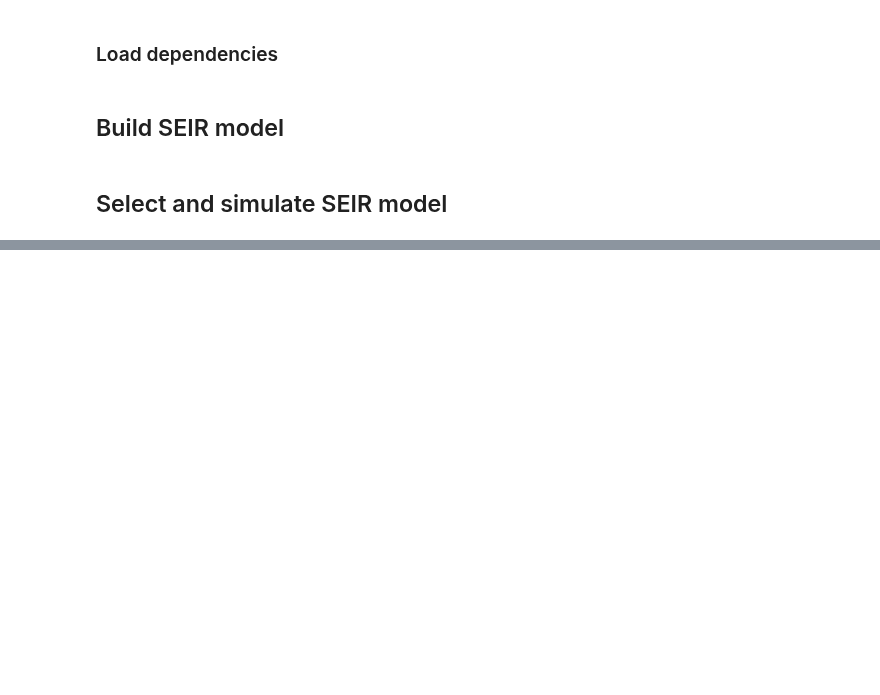
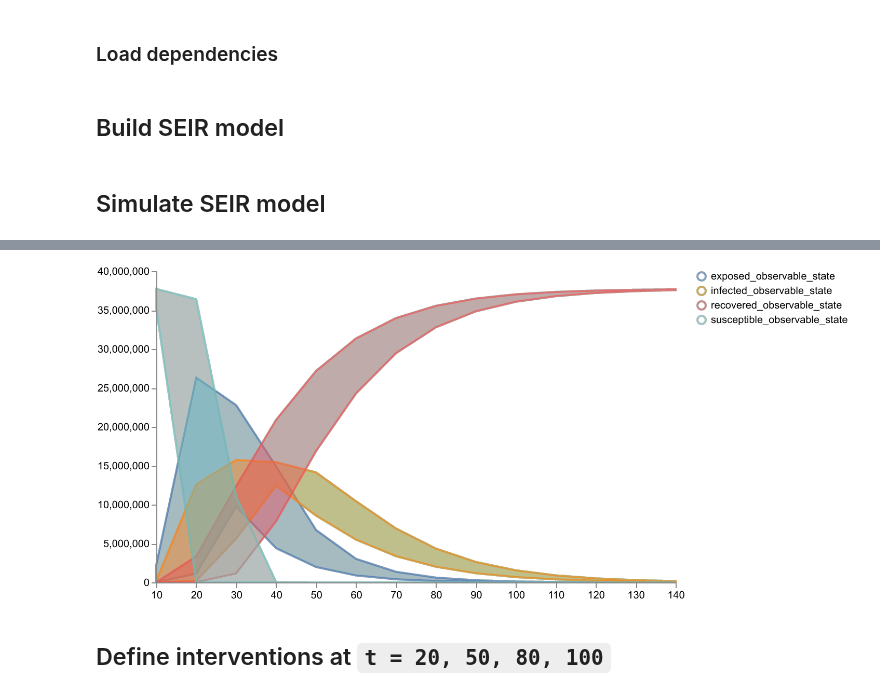
Before and after one commit to ciemss/program-milestones, a Jupyter notebook: 18-month-milestone/evaluation/Epi_Use_Case/Eval_Scenario3.ipynb, the cells around one changed output, grey strips where cells are left out. Saved outputs shown, nothing was run; the diff lists cells and outputs as text; code cells hidden in the pictures; blank space fills up the shorter version.

```diff
--- a/18-month-milestone/evaluation/Epi_Use_Case/Eval_Scenario3.ipynb
+++ b/18-month-milestone/evaluation/Epi_Use_Case/Eval_Scenario3.ipynb
@@ -244,13 +245,13 @@ with open("SEIR_model.json", 'w') as fh:
 
 # NOTE! Parameter distributions and observables added by HAND
 # %% [markdown]
-## Select and simulate SEIR model
+## Simulate SEIR model
 # %%
 model1 = "SEIR_model.json"
 start_time = 0.0
 end_time = 150.0
 logging_step_size = 10.0
-num_samples = 100
+num_samples = 50
 
 result1 = pyciemss.sample(model1, end_time, logging_step_size, num_samples, start_time=start_time)
 display(result1['data'].head())
@@ -259,3 +260,4 @@ display(result1['data'].head())
 schema = plots.trajectories(result1["data"], keep=".*observable_state")
 plots.save_schema(schema, "_schema.json")
 plots.ipy_display(schema, dpi=150)
+# %% [output]
@@ -261,0 +270,3 @@ plots.ipy_display(schema, dpi=150)
+[figure, added]
+# %% [markdown]
+## Define interventions at `t = 20, 50, 80, 100`
```
Also changed, not shown: parts of 8 cells of this notebook, 5 other files.
